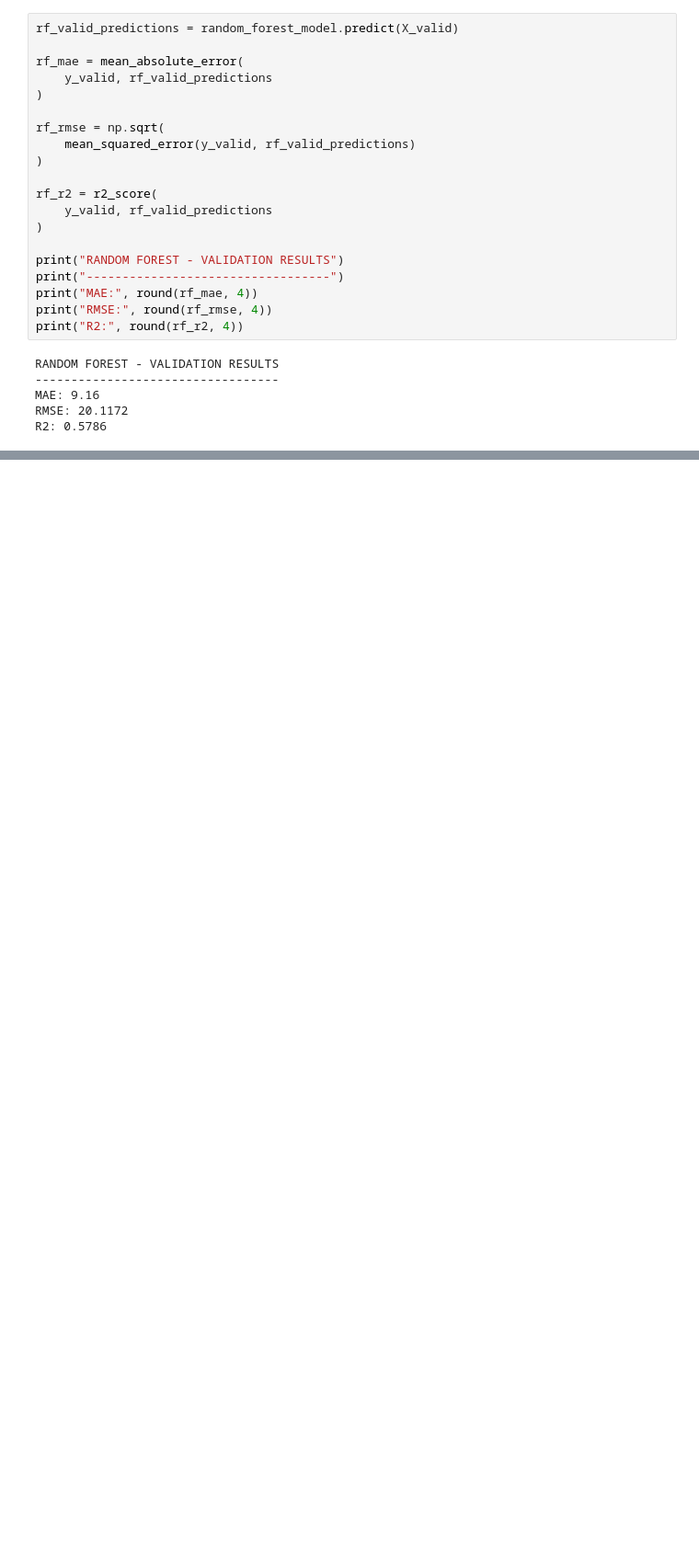
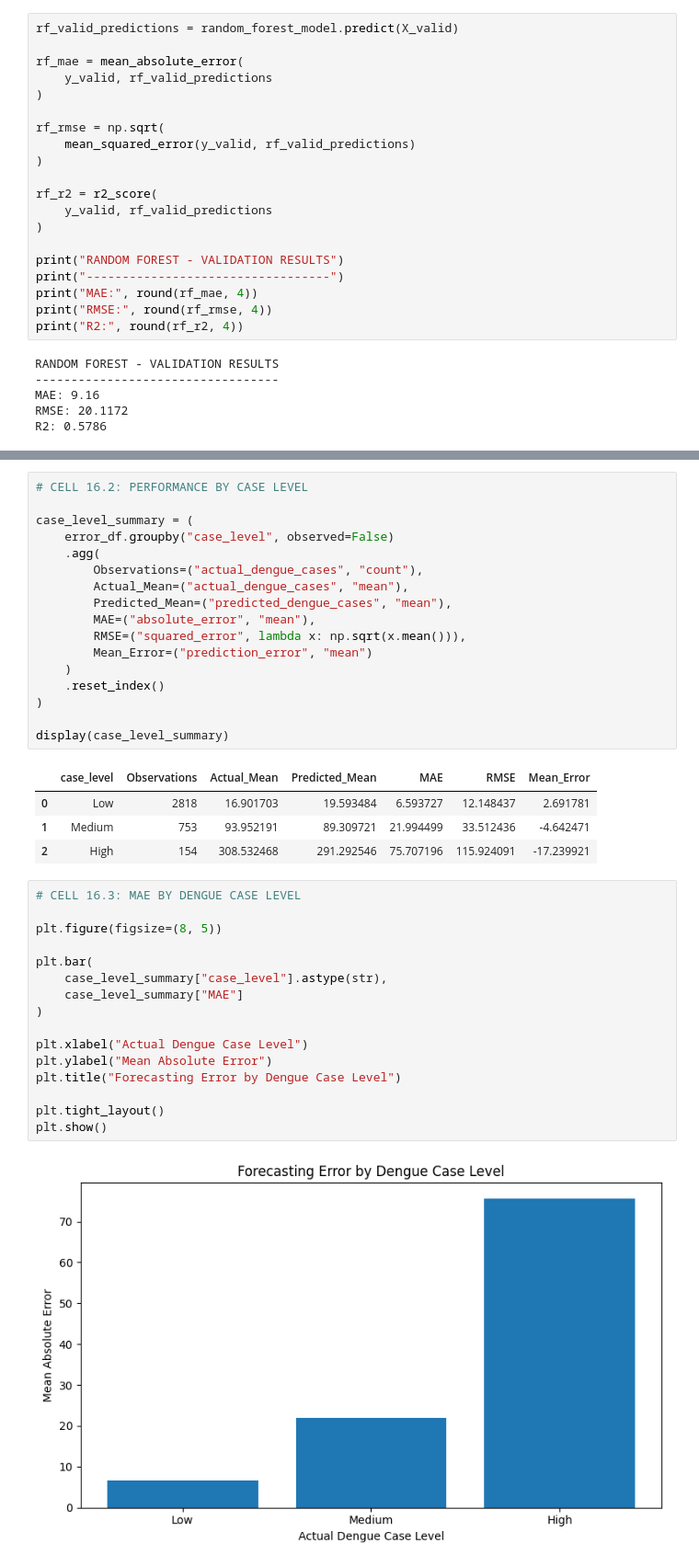
Before and after one commit to PHGNKavindya/RiskWeave, a Jupyter notebook: notebooks/11_machine_learning_model_comparison.ipynb, the cells around one changed output, grey strips where cells are left out. Shown at 92% size. Drawn from its saved outputs; the diff is of its cells as text; blank space fills up the shorter version.

```diff
--- a/notebooks/11_machine_learning_model_comparison.ipynb
+++ b/notebooks/11_machine_learning_model_comparison.ipynb
@@ -553,0 +1389,40 @@ print(
+# %%
+# CELL 16.2: PERFORMANCE BY CASE LEVEL
+
+case_level_summary = (
+    error_df.groupby("case_level", observed=False)
+    .agg(
+        Observations=("actual_dengue_cases", "count"),
+        Actual_Mean=("actual_dengue_cases", "mean"),
+        Predicted_Mean=("predicted_dengue_cases", "mean"),
+        MAE=("absolute_error", "mean"),
+        RMSE=("squared_error", lambda x: np.sqrt(x.mean())),
+        Mean_Error=("prediction_error", "mean")
+    )
+    .reset_index()
+)
+
+display(case_level_summary)
+# %% [output]
+|  | case_level | Observations | Actual_Mean | Predicted_Mean | MAE | RMSE | Mean_Error |
+| 0 | Low | 2818 | 16.901703 | 19.593484 | 6.593727 | 12.148437 | 2.691781 |
+| 1 | Medium | 753 | 93.952191 | 89.309721 | 21.994499 | 33.512436 | -4.642471 |
+| 2 | High | 154 | 308.532468 | 291.292546 | 75.707196 | 115.924091 | -17.239921 |
+# %%
+# CELL 16.3: MAE BY DENGUE CASE LEVEL
+
+plt.figure(figsize=(8, 5))
+
+plt.bar(
+    case_level_summary["case_level"].astype(str),
+    case_level_summary["MAE"]
+)
+
+plt.xlabel("Actual Dengue Case Level")
+plt.ylabel("Mean Absolute Error")
+plt.title("Forecasting Error by Dengue Case Level")
+
+plt.tight_layout()
+plt.show()
+# %% [output]
+[figure, added]
```
Also changed, not shown: parts of 37 cells of this notebook, 11 other files.
